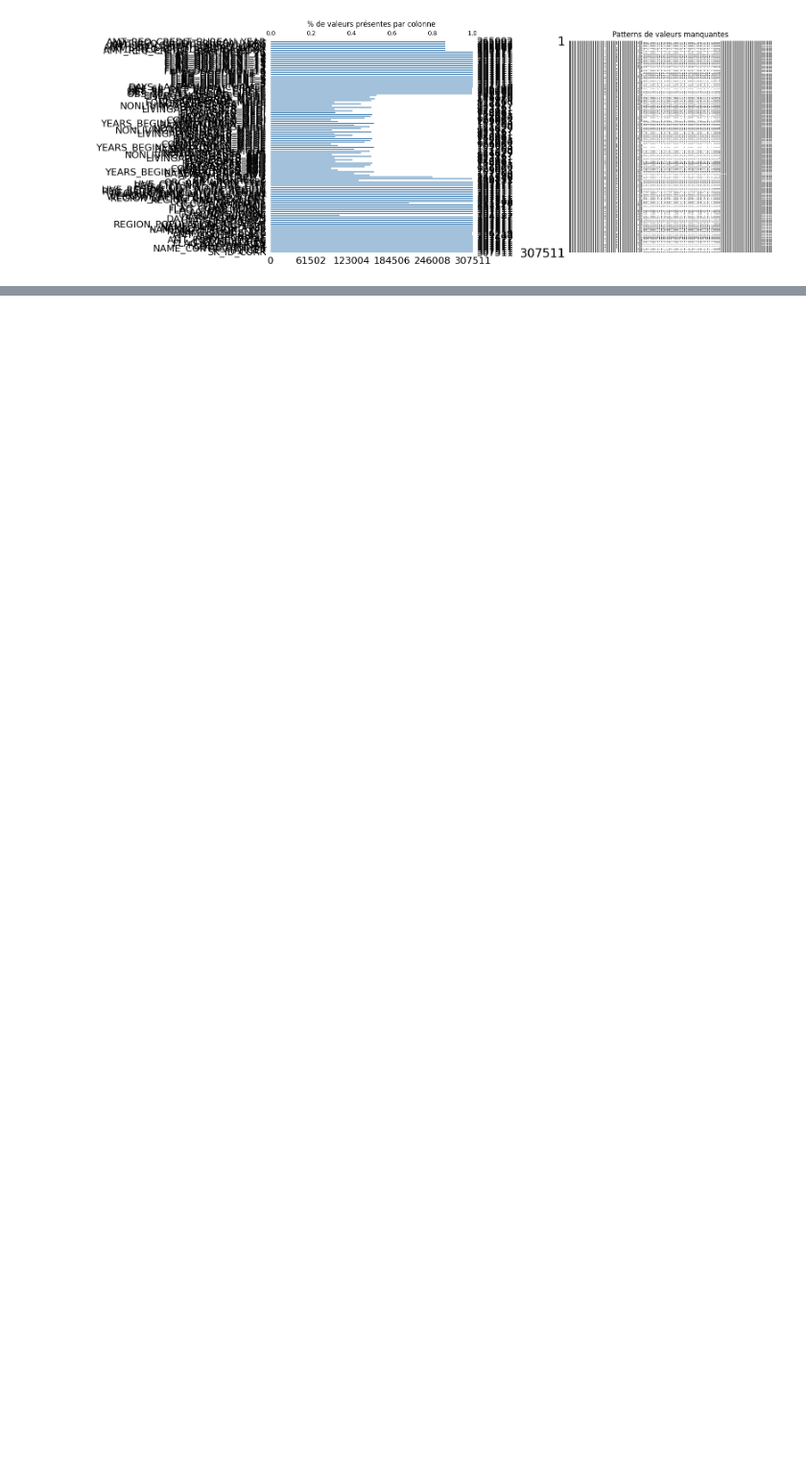
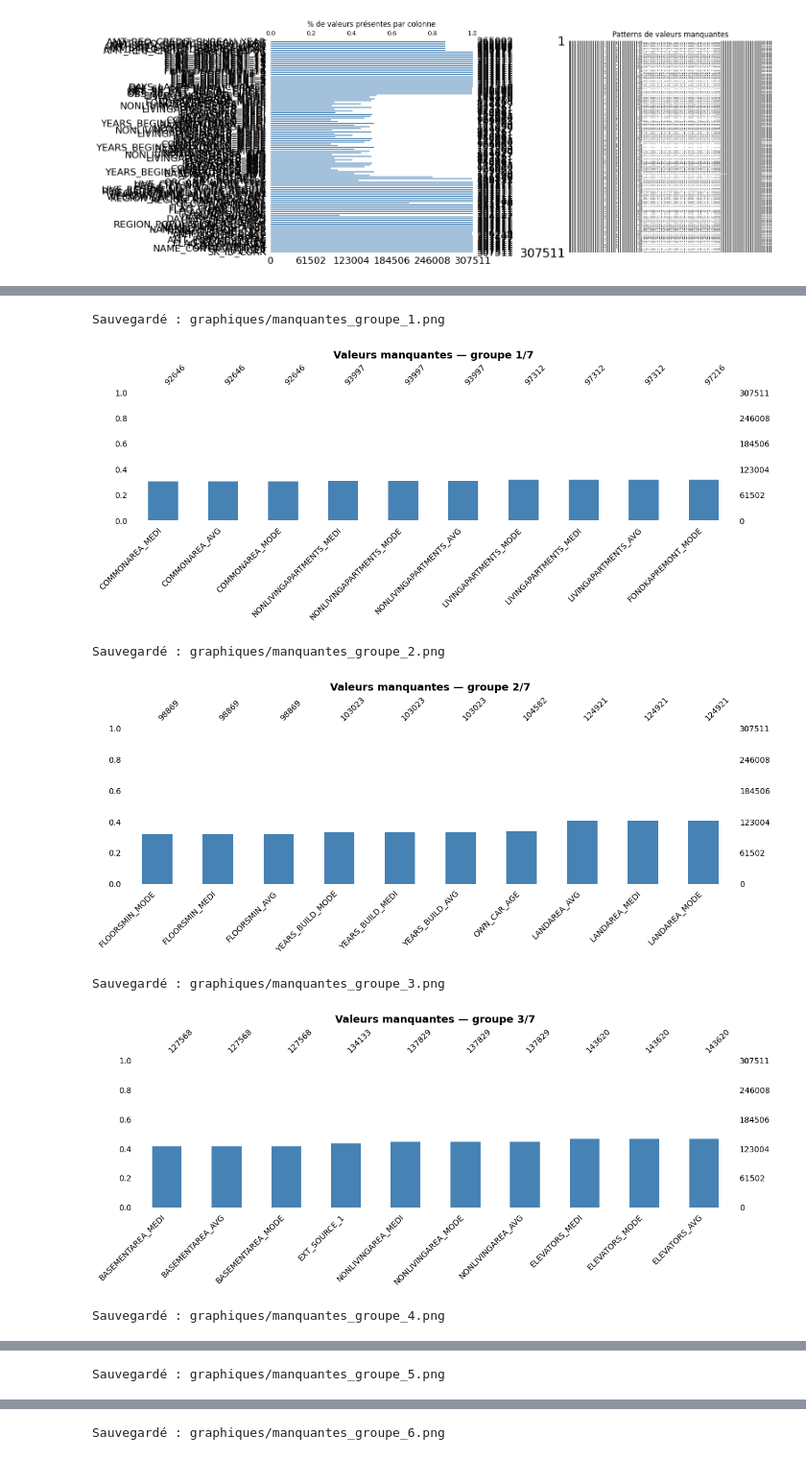
Before and after one commit to dibattista/Initiez-vous-au-MLOps, a Jupyter notebook: notebook.ipynb, the cells around one changed output, grey strips where cells are left out. Shown at 96% size. Drawn from its saved outputs; the diff is of its cells as text; code cells hidden in the pictures; blank space fills up the shorter version.

```diff
--- a/notebook.ipynb
+++ b/notebook.ipynb
@@ -313,0 +584,14 @@ plt.show()
+# %%
+# Tableau classé par taux de NaN décroissant
+n_rows = application_train.shape[0]
+nan_counts = application_train[cols_manquantes].isnull().sum()
+
+tableau_nan = pd.DataFrame({
+    'nb_manquants': nan_counts,
+    'pct_manquants': (nan_counts / n_rows * 100).round(1)
+}).sort_values('pct_manquants', ascending=False)
+
+print(f"{'Colonne':<45} {'NaN':>7} {'%':>7}")
+print("-" * 62)
+for col, row in tableau_nan.iterrows():
+    print(f"{col:<45} {int(row['nb_manquants']):>7,} {row['pct_manquants']:>6.1f}%")
@@ -313,0 +620,31 @@ plt.show()
+# %%
+import missingno as msno
+import matplotlib.pyplot as plt
+import math
+
+# Colonnes triées du plus incomplet au plus complet
+cols_tries = tableau_nan.index.tolist()
+
+TAILLE_GROUPE = 10
+nb_groupes = math.ceil(len(cols_tries) / TAILLE_GROUPE)
+
+for i in range(nb_groupes):
+    groupe = cols_tries[i * TAILLE_GROUPE : (i + 1) * TAILLE_GROUPE]
+    fig, ax = plt.subplots(figsize=(12, 5))
+    msno.bar(application_train[groupe], ax=ax, color='steelblue', fontsize=10)
+    ax.set_title(f"Valeurs manquantes — groupe {i+1}/{nb_groupes}", fontsize=13, fontweight='bold')
+    plt.tight_layout()
+    nom_fichier = f"graphiques/manquantes_groupe_{i+1}.png"
+    plt.savefig(nom_fichier, dpi=150, bbox_inches='tight')
+    print(f"Sauvegardé : {nom_fichier}")
+    plt.show()
+
+print(f"\n{'='*50}\n{nb_groupes} graphiques générés pour {len(cols_tries)} colonnes\n{'='*50}")
+# %% [output]
+Sauvegardé : graphiques/manquantes_groupe_1.png
+[figure, added]
+Sauvegardé : graphiques/manquantes_groupe_2.png
+[figure, added]
+Sauvegardé : graphiques/manquantes_groupe_3.png
+[figure, added]
+Sauvegardé : graphiques/manquantes_groupe_4.png
@@ -313,0 +652 @@ plt.show()
+Sauvegardé : graphiques/manquantes_groupe_5.png
@@ -313,0 +654 @@ plt.show()
+Sauvegardé : graphiques/manquantes_groupe_6.png
```
Also changed, not shown: parts of 35 cells of this notebook, 11 other files.
